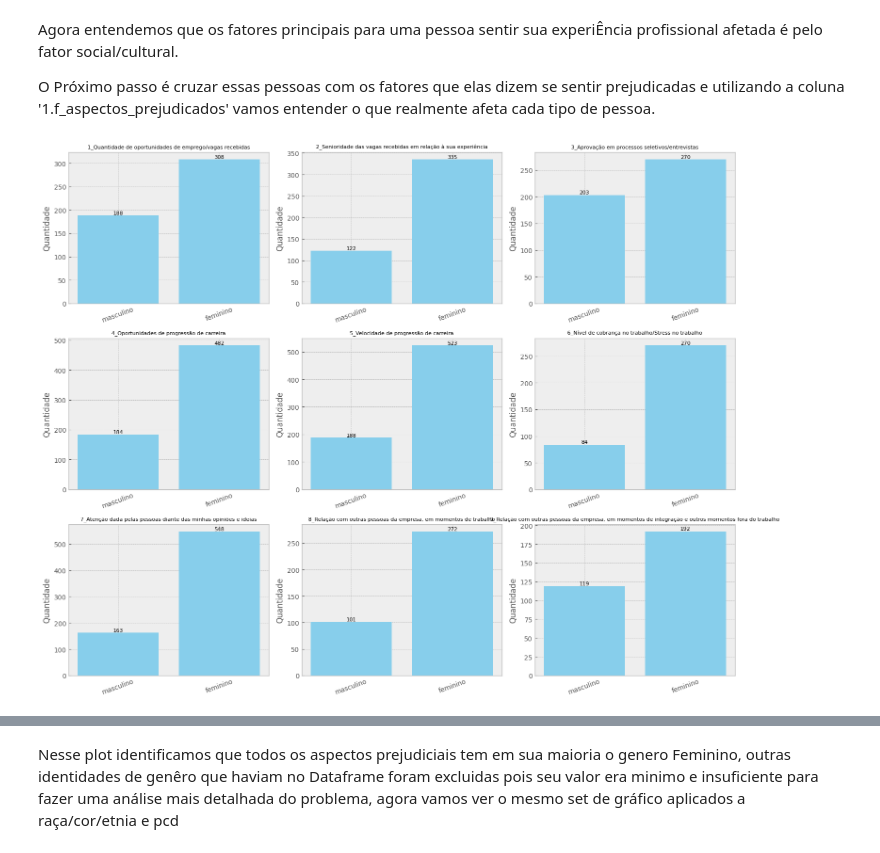
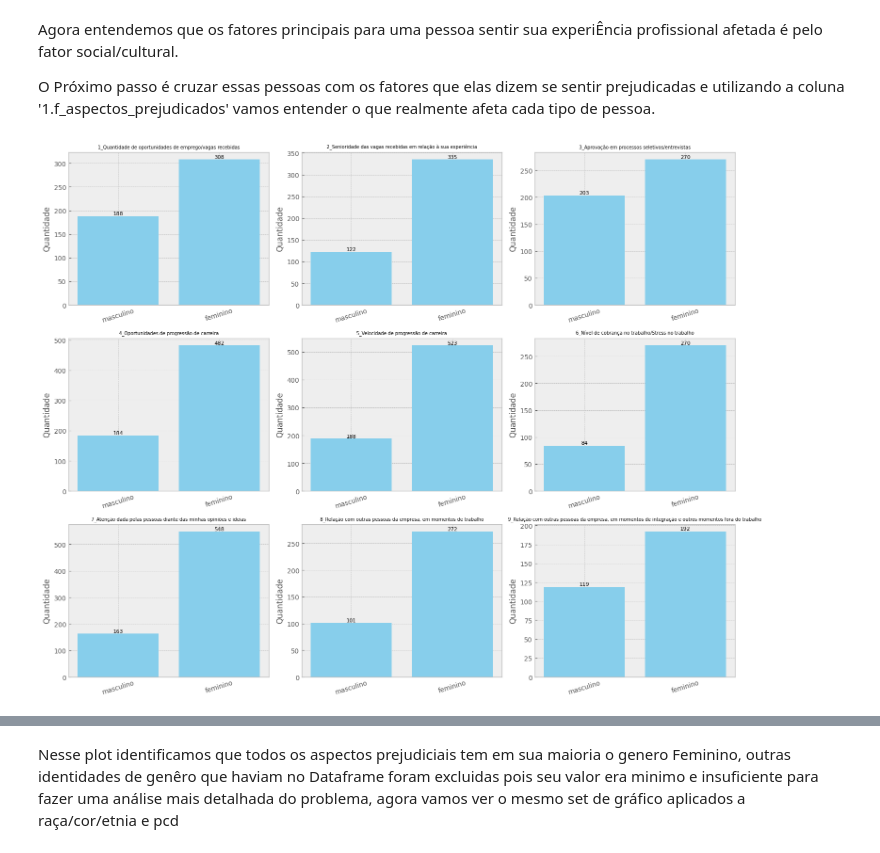
Before and after one commit to rodriguesgui/DC-Data-Glow-Up, a Jupyter notebook: src/main.ipynb, the cells around one changed output, grey strips where cells are left out. Drawn from its saved outputs; the diff is of its cells as text; code cells hidden in the pictures.

```diff
--- a/src/main.ipynb
+++ b/src/main.ipynb
@@ -718,33 +705,33 @@ O Próximo passo é cruzar essas pessoas com os fatores que elas dizem se sentir
 # Colunas dummies da 1.f
 colunas_1f_dummies = [col for col in df.columns if col.startswith('1.f.') and col != '1.f.10_não_respondeu']
 generos = df['1.b_genero'].dropna().unique()
 
 n = len(colunas_1f_dummies)
 cols = 3  # 3 por linha
 rows = (n + cols - 1) // cols  # arredonda pra cima
 
 fig, axes = plt.subplots(rows, cols, figsize=(cols * 5, rows * 4))
 axes = axes.flatten()  # facilita o acesso aos subplots
 
 for i, coluna in enumerate(colunas_1f_dummies):
     valores = [df[df['1.b_genero'] == genero][coluna].sum() for genero in generos]
     nome_aspecto = coluna.replace('1.f.', '')
 
     ax = axes[i]
     ax.bar(generos, valores, color='skyblue')
-    ax.set_title(nome_aspecto, fontsize=8)
+    ax.set_title(nome_aspecto, fontsize=7)
     ax.set_ylabel('Quantidade')
-    ax.set_xticklabels(generos, rotation=20)
+    ax.set_xticklabels(generos, rotation=17)
 
     # Rótulos nas barras
     for j, v in enumerate(valores):
         ax.text(j, v + 0.5, str(int(v)), ha='center', va='bottom', fontsize=8)
 
 # Remove eixos extras, se sobrar espaço
 for j in range(i+1, len(axes)):
     fig.delaxes(axes[j])
 
 plt.tight_layout()
 plt.show()
 # %% [output]
-[figure, old version]
+[figure, new version]
```
Also changed, not shown: parts of 11 cells of this notebook.
